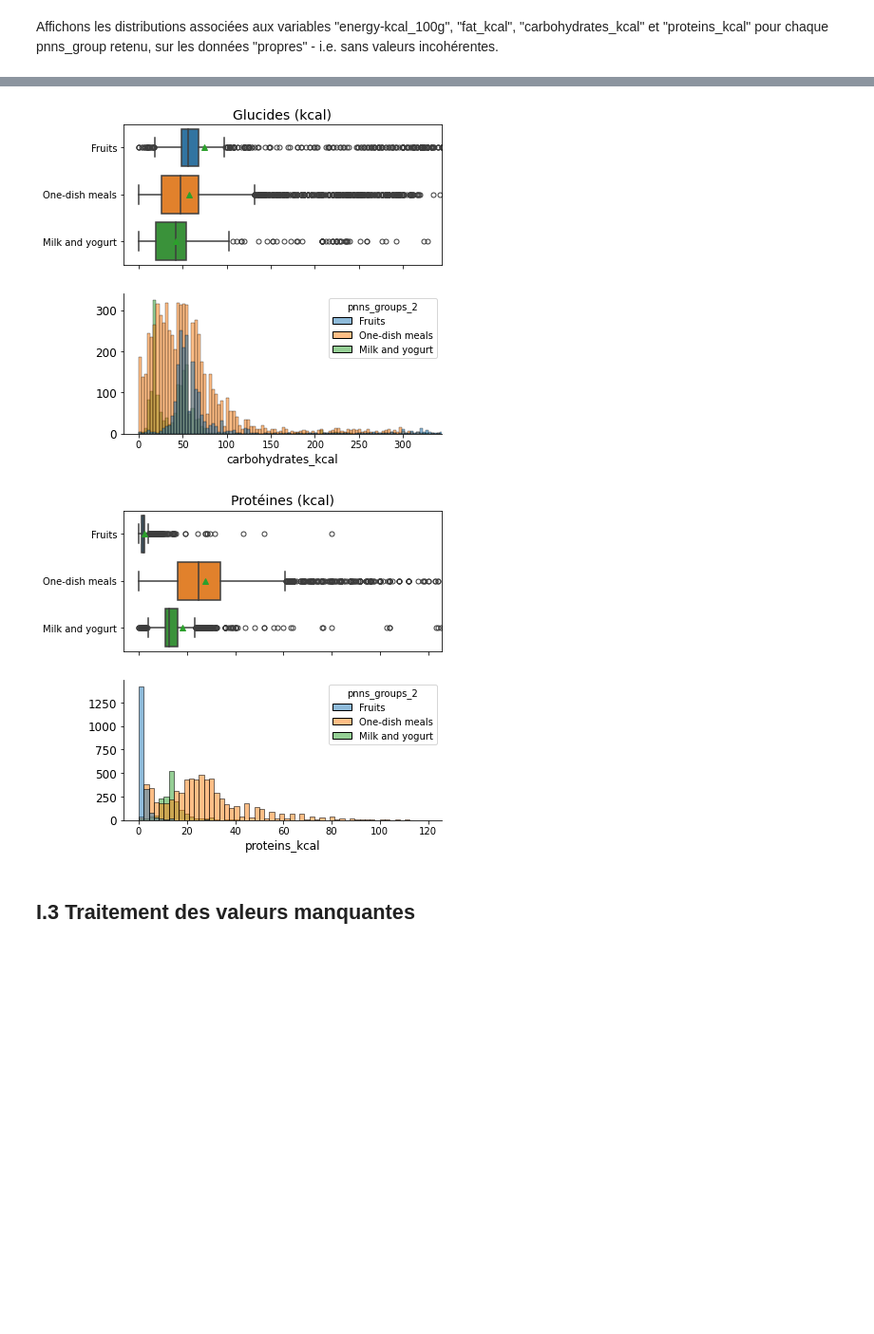
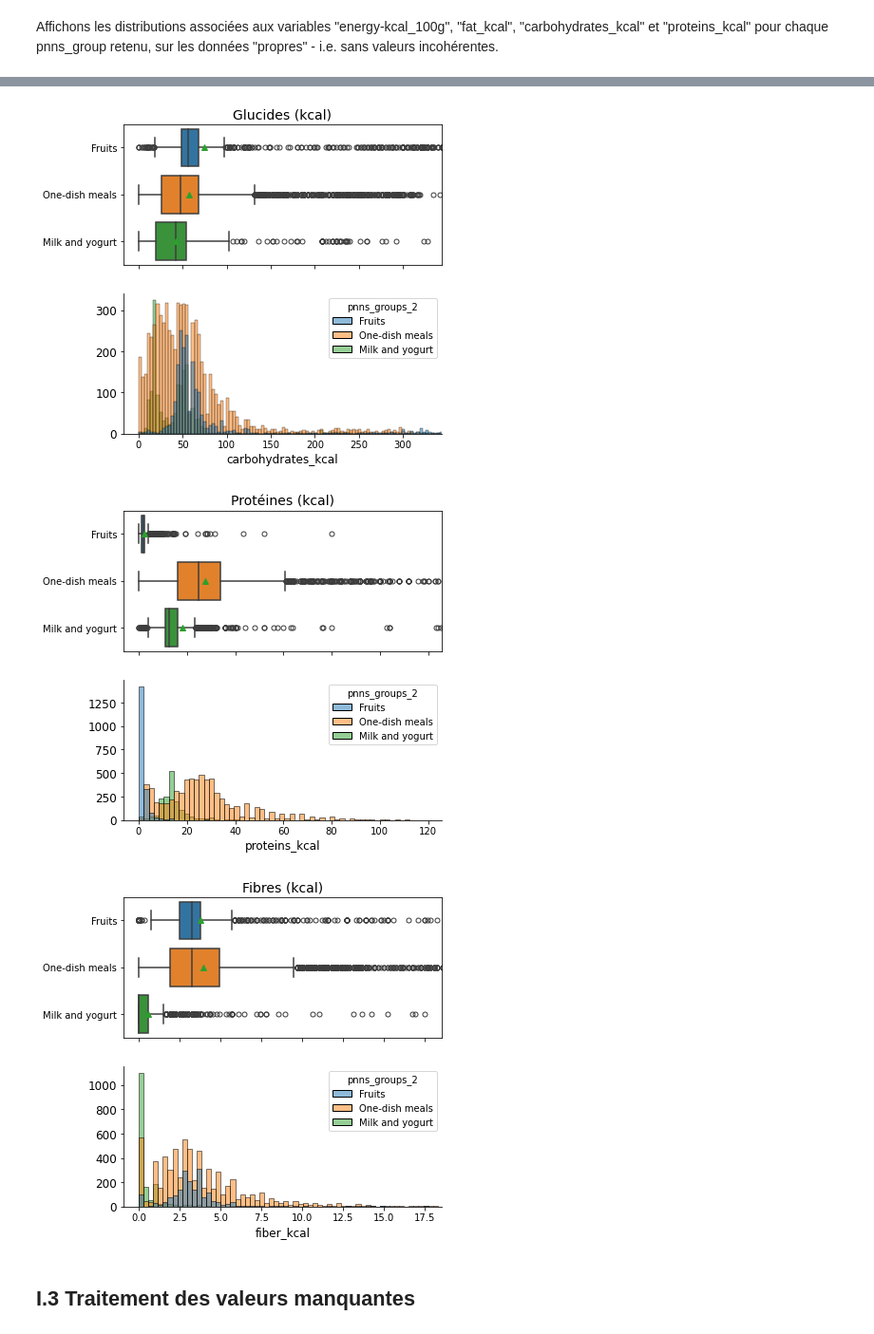
Before and after one commit to OlivierLegrand/P7, a Jupyter notebook: P3/PSanté_notebookpresentation.ipynb, the cells around one changed output, grey strips where cells are left out. Shown at 95% size. Drawn from its saved outputs; the diff is of its cells as text; code cells hidden in the pictures; blank space fills up the shorter version.

```diff
--- a/P3/PSanté_notebookpresentation.ipynb
+++ b/P3/PSanté_notebookpresentation.ipynb
@@ -338,11 +338,12 @@ plt.show()
 # %% [markdown]
 Affichons les distributions associées aux variables "energy-kcal_100g", "fat_kcal", "carbohydrates_kcal" et "proteins_kcal" pour chaque pnns_group retenu, sur les données "propres" - i.e. sans valeurs incohérentes.
 # %%
-nutricols = ["energy-kcal_100g", "fat_kcal", "carbohydrates_kcal", "proteins_kcal"]
+nutricols = ["energy-kcal_100g", "fat_kcal", "carbohydrates_kcal", "proteins_kcal", "fiber_kcal"]
 titles = {"energy-kcal_100g": "Energie totale (kcal)",
           "fat_kcal": "Lipides (kcal)",
           "carbohydrates_kcal": "Glucides (kcal)",
           "proteins_kcal": "Protéines (kcal)",
+          "fiber_kcal": "Fibres (kcal)"
          }
 flierprops = dict(marker="o", markerfacecolor="none")
 for c in nutricols:
@@ -355,33 +356,34 @@ for c in nutricols:
                 showfliers=True,
                 showmeans=True,
                 flierprops=flierprops,
                 #palette="viridis",
                 ax=ax1)
     ax1.set_xlabel("")
     ax1.set_ylabel("")
     # change the fontsize
     ax1.tick_params(axis='x', labelsize=12)
     ax1.set_xlim([-q/20, q])
     ax1.set_title(titles[c], fontsize=14)
 
     sns.histplot(x=c,
                  data=df1_no,
                  hue="pnns_groups_2",
                  ax=ax2
             )
     ax2.set_xlim([-q/20, q])
     ax2.set_xlabel(ax2.get_xlabel(), fontsize=12)
     ax2.tick_params(axis="y", labelsize=12)
     ax2.set_ylabel("")
     #ax2.set_yticklabels(ax2.get_yticklabels(), fontsize=10)
     sns.despine(ax=ax2)
     plt.tight_layout
     plt.show()
 # %% [output]
 [figure]
 [figure]
 [figure]
 [figure]
+[figure, added]
 # %% [markdown]
 ## I.3 Traitement des valeurs manquantes
 # %% [markdown]
```
Also changed, not shown: parts of 8 cells of this notebook.
